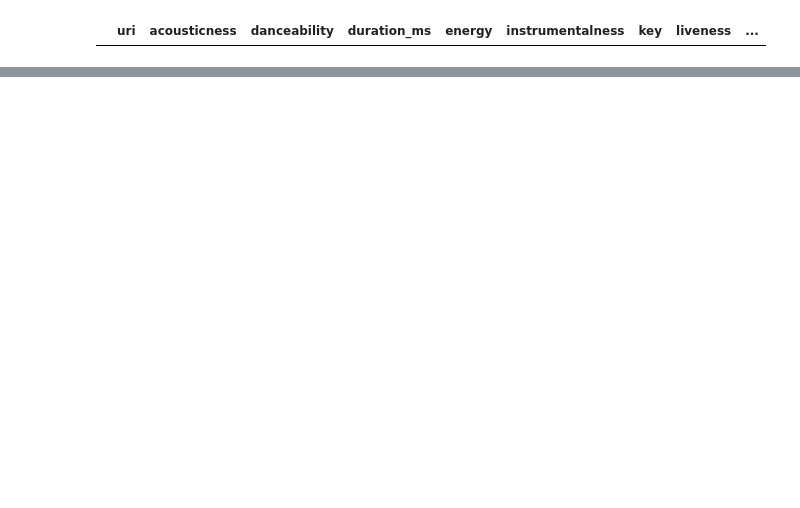
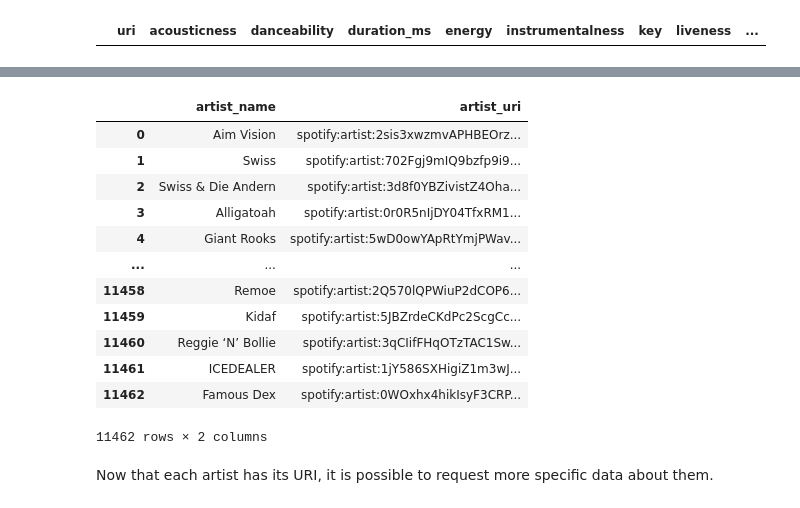
Before and after one commit to OleVoss/spotifystats, a Jupyter notebook: prep_data.ipynb, the cells around one changed output, grey strips where cells are left out. Cells and saved outputs as stored; diff of their text form; code cells hidden in the pictures; blank space fills up the shorter version.

```diff
--- a/prep_data.ipynb
+++ b/prep_data.ipynb
@@ -191,3 +200,3 @@ audio_features
 # %%
-history_cleaned = pd.read_csv("history.csv")
+unique_cleaned = pd.read_csv("./processed/ole/unique_cleaned.csv")
 # %%
@@ -196,0 +225,57 @@ ValueError: columns overlap but no suffix specified: Index(['spotify_track_uri']
+# %%
+df_artist = pd.DataFrame(columns=["artist_name", "artist_uri", "genres"])
+df_artist_track = pd.DataFrame(columns=["artist_uri", "track_uri"])
+# %%
+request = False
+if request:
+    artist_data = []
+    artist_track_data = []
+    for chunk in tqdm(np.array_split(unique_cleaned, len(unique_cleaned)/45)):
+        try:
+            uris = chunk["spotify_track_uri"].map(lambda x: x.split(",")[0]).to_numpy()
+            result = sp.tracks(uris, market="DE")["tracks"]
+            time.sleep(request_timer)
+            result_nonull = []
+            for track in result:
+                if track != None:
+                    for artist in track["artists"]:
+                        artist_data.append([artist["name"], artist["uri"], artist.get("genres", None)])
+                        artist_track_data.append([artist["uri"], track["uri"]])
+
+        except Exception as e:
+            print(e)
+            break
+# %%
+load_from_file = True
+
+if load_from_file:
+    df_artist = pd.read_csv("./processed/ole/artist.csv")
+    df_artist_track = pd.read_csv("./processed/ole/artist_track.csv")
+else:
+    df_artist_track = pd.DataFrame(artist_track_data, columns=["artist_uri", "track_uri"])
+    df_artist_track.to_csv("./processed/ole/artist_track.csv")
+    df_artist_track.info()
+
+    df_artist = pd.DataFrame(artist_data, columns=["artist_name", "artist_uri", "genres"]).drop_duplicates()
+    df_artist.to_csv("./processed/ole/artist.csv")
+    df_artist.head()
+# %%
+df_artist = df_artist[["artist_name", "artist_uri"]]
+df_artist = df_artist.drop_duplicates("artist_uri")
+df_artist
+# %% [output]
+|  | artist_name | artist_uri |
+| 0 | Aim Vision | spotify:artist:2sis3xwzmvAPHBEOrz... |
+| 1 | Swiss | spotify:artist:702Fgj9mIQ9bzfp9i9... |
+| 2 | Swiss & Die Andern | spotify:artist:3d8f0YBZivistZ4Oha... |
+| 3 | Alligatoah | spotify:artist:0r0R5nIjDY04TfxRM1... |
+| 4 | Giant Rooks | spotify:artist:5wD0owYApRtYmjPWav... |
+| ... | ... | ... |
+| 11458 | Remoe | spotify:artist:2Q570lQPWiuP2dCOP6... |
+| 11459 | Kidaf | spotify:artist:5JBZrdeCKdPc2ScgCc... |
+| 11460 | Reggie ‘N’ Bollie | spotify:artist:3qCIifFHqOTzTAC1Sw... |
+| 11461 | ICEDEALER | spotify:artist:1jY586SXHigiZ1m3wJ... |
+| 11462 | Famous Dex | spotify:artist:0WOxhx4hikIsyF3CRP... |
+11462 rows × 2 columns
+# %% [markdown]
+Now that each artist has its URI, it is possible to request more specific data about them.
```
Also changed, not shown: parts of 20 cells of this notebook, 22 other files.
